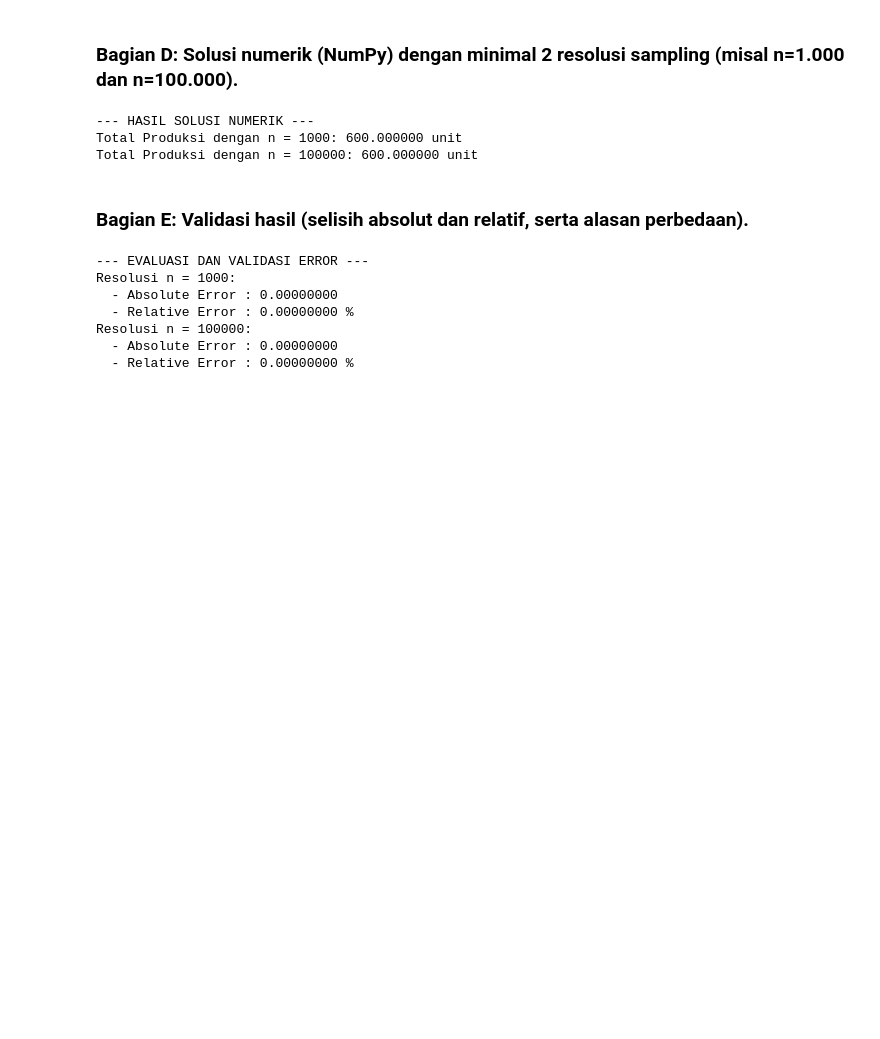
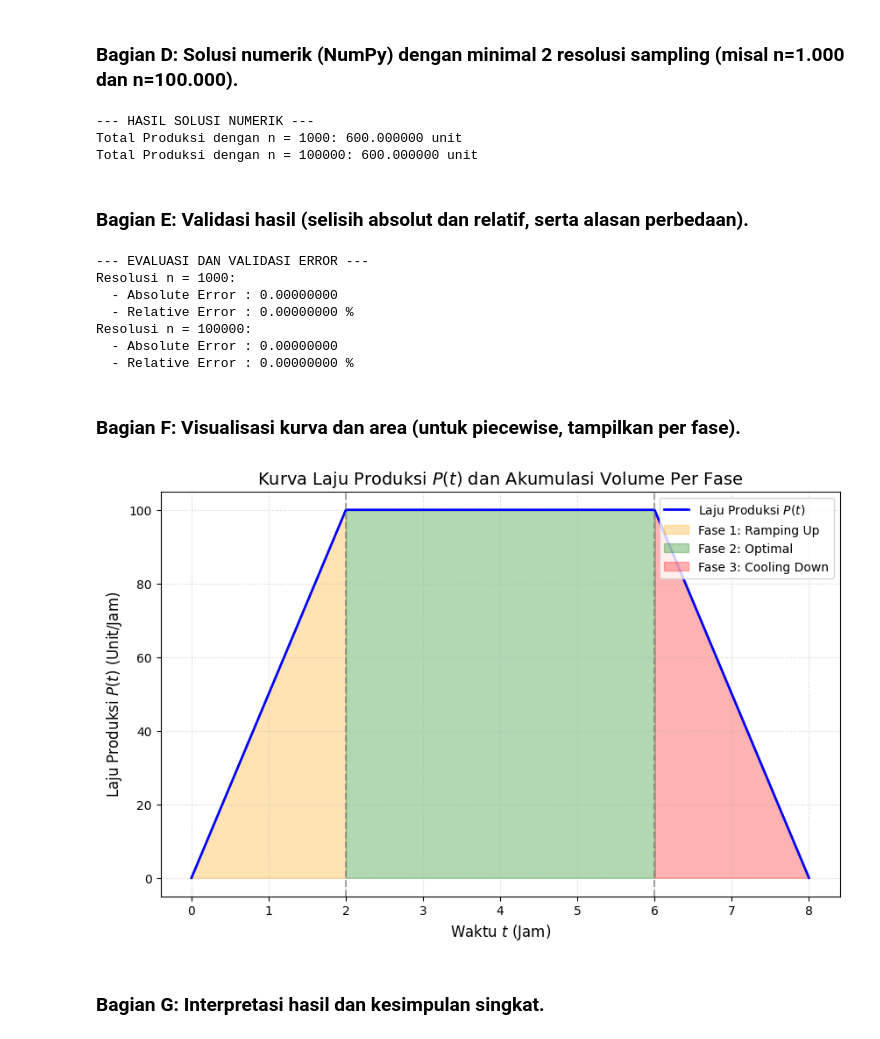
Before and after one commit to irhamchandra99-crypto/Projek-Kalkulus, a Jupyter notebook: tugas.ipynb, the cells around one changed output. Cells and saved outputs as stored; diff of their text form; code cells hidden in the pictures; blank space fills up the shorter version.

```diff
--- a/tugas.ipynb
+++ b/tugas.ipynb
@@ -156,3 +132,46 @@ Resolusi n = 1000:
 Resolusi n = 100000:
   - Absolute Error : 0.00000000
   - Relative Error : 0.00000000 %
+# %% [markdown]
+### Bagian F: Visualisasi kurva dan area (untuk piecewise, tampilkan per fase).
+# %%
+import matplotlib.pyplot as plt
+import numpy as np
+
+# ==============================================================================
+# BAGIAN F: VISUALISASI KURVA DAN AREA (MATPLOTLIB)
+# Penanggung Jawab: Rafif Athallah Pratama
+# ==============================================================================
+
+
+# 1. Sampling data untuk plotting halus
+t_plot = np.linspace(0, 8, 2000)
+P_plot = P_num(t_plot)
+
+plt.figure(figsize=(10, 6))
+
+# 2. Plot Garis Kurva Utama
+plt.plot(t_plot, P_plot, label='Laju Produksi $P(t)$', color='blue', linewidth=2)
+
+# 3. Pengarsiran Area Per Fase (Piecewise Shading)
+plt.fill_between(t_plot, P_plot, where=(t_plot <= 2), alpha=0.3, color='orange', label='Fase 1: Ramping Up')
+plt.fill_between(t_plot, P_plot, where=((t_plot > 2) & (t_plot <= 6)), alpha=0.3, color='green', label='Fase 2: Optimal')
+plt.fill_between(t_plot, P_plot, where=(t_plot > 6), alpha=0.3, color='red', label='Fase 3: Cooling Down')
+
+# 4. Anotasi Garis Pembatas Fase
+plt.axvline(x=2, color='gray', linestyle='--', alpha=0.7)
+plt.axvline(x=6, color='gray', linestyle='--', alpha=0.7)
+
+# 5. Atribut Grafik
+plt.title('Kurva Laju Produksi $P(t)$ dan Akumulasi Volume Per Fase', fontsize=14)
+plt.xlabel('Waktu $t$ (Jam)', fontsize=12)
+plt.ylabel('Laju Produksi $P(t)$ (Unit/Jam)', fontsize=12)
+plt.grid(True, linestyle=':', alpha=0.6)
+plt.legend(loc='upper right')
+
+# Menampilkan grafik
+plt.show()
+# %% [output]
+[figure, added]
+# %% [markdown]
+### Bagian G: Interpretasi hasil dan kesimpulan singkat.
```
Also changed, not shown: parts of 11 cells of this notebook.
